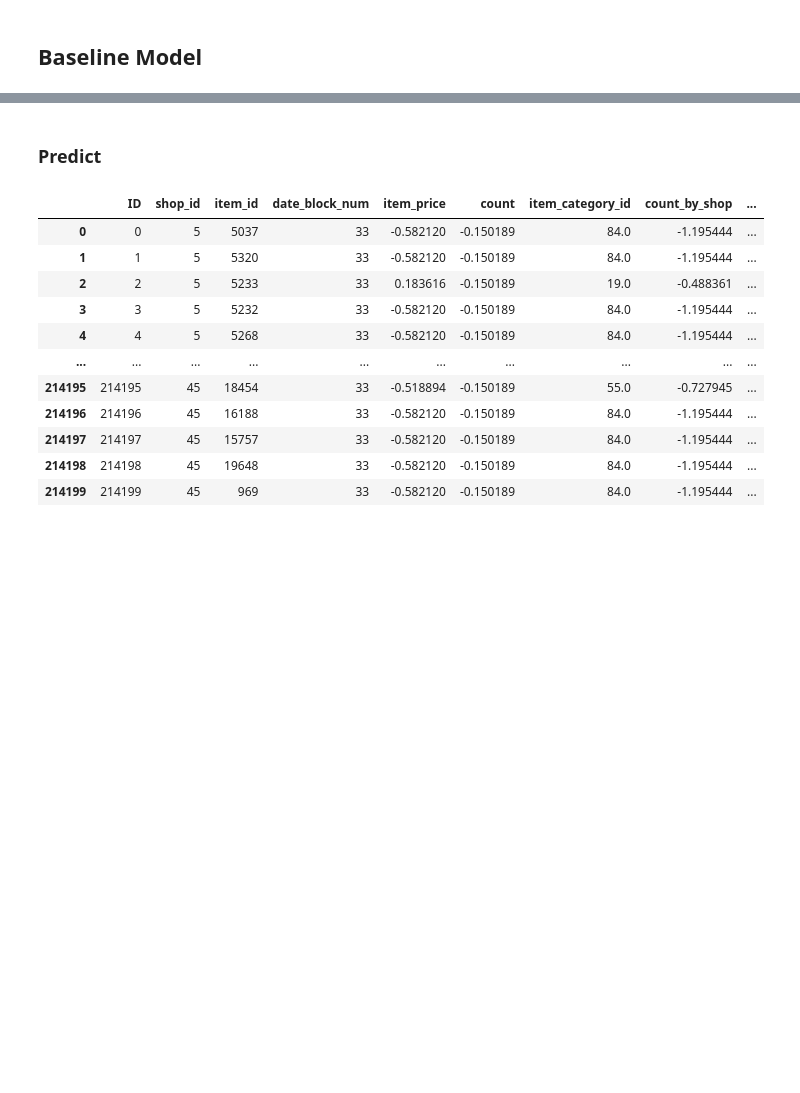
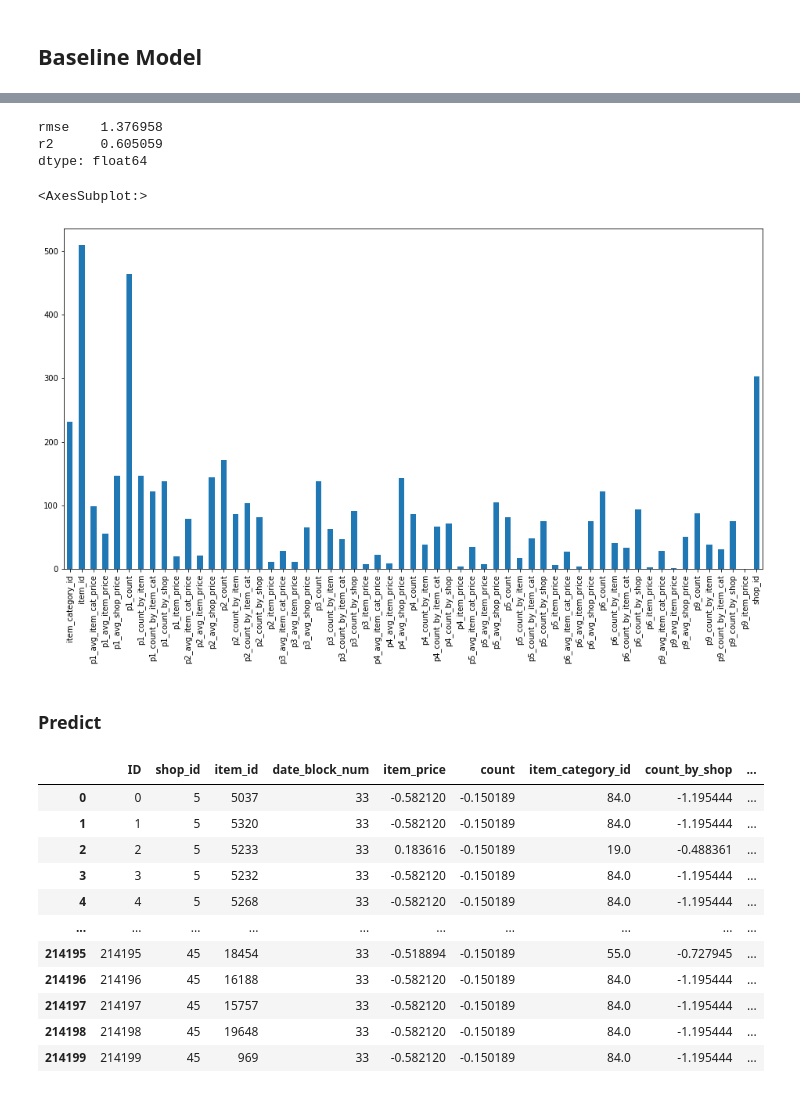
Before and after one commit to anythingth2/HowToWinKaggleCourse, a Jupyter notebook: final_project/project.ipynb, the cells around one changed output, grey strips where cells are left out. Saved outputs shown, nothing was run; the diff lists cells and outputs as text; code cells hidden in the pictures; blank space fills up the shorter version.

```diff
--- a/final_project/project.ipynb
+++ b/final_project/project.ipynb
@@ -519,4 +630,27 @@ params = {
+# %%
+params = {
+    'max_depth': [16, 64,  -1],
+    'learning_rate': [0.01, 0.1],
+    'num_leaves': [16, 50, 100,],
+    'n_estimators': [40, 100],
+    'subsample': [1],
+    'subsample_freq': [1],
+    'metric': ['mse']
+}
+
+def score_func(y_true, y_pred):
+    y_true = inverse_scaling(y_true, 'count')
+    y_pred = inverse_scaling(y_pred, 'count')
+    return mean_squared_error(y_true, y_pred, squared=False)
+
+lgb_model = lgb.LGBMRegressor(silent=False)
+gs = GridSearchCV(lgb_model,
+                  param_grid=params,
+                  cv=5,
+                  n_jobs=-1,
+                  verbose=10,
+                  scoring=make_scorer(score_func, greater_is_better=False)
+                 )
 # %%
-gs = GridSearchCV(rfr, params, n_jobs=-1, verbose=10)
 gs.fit(X_train, Y_train)
 # %% [output]
@@ -552,0 +692,3 @@ import joblib
+# %%
+best_param = pd.DataFrame(gs.cv_results_).sort_values('rank_test_score').iloc[0]['params']
+best_param
@@ -625,0 +708,4 @@ r2_score(target, prediction)
+# %%
+categorical_features = ['shop_id', 'item_id', 'item_category_id']
+train_lgb_data = lgb.Dataset(X_train, label=Y_train, categorical_feature=categorical_features)
+lgb_model = lgb.train(best_param, train_lgb_data, )
@@ -626,3 +719,21 @@ r2_score(target, prediction)
+# %%
+prediction = lgb_model.predict(X_val, categorical_feature=categorical_features)
+prediction = inverse_scaling(prediction, 'count')
+metrics = {'rmse': lambda *args: mean_squared_error(*args, squared=False),
+           'r2': r2_score
+          }
+result = pd.Series({name: metric(inverse_scaling(Y_val, 'count'), prediction) for name, metric in metrics.items()})
+result
+# %% [output]
+rmse    1.376958
+r2      0.605059
+dtype: float64
+# %%
+
+pd.Series(lgb_model.feature_importance(), index=X_train.columns).plot.bar(figsize=(16, 8))
+# %% [output]
+<AxesSubplot:>
+[figure, added]
 # %% [markdown]
 ### Predict
 # %%
```
Also changed, not shown: parts of 33 cells of this notebook, 1 other file.
